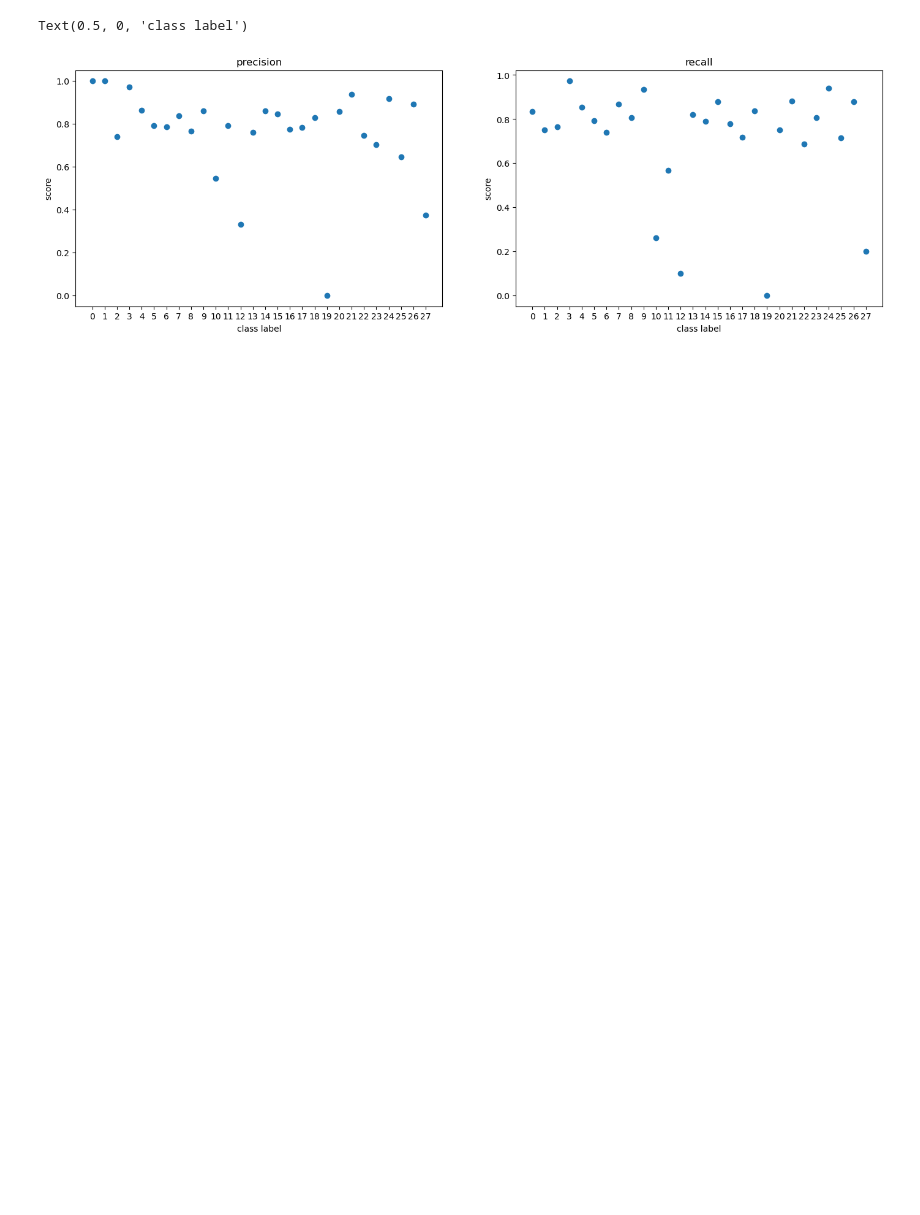
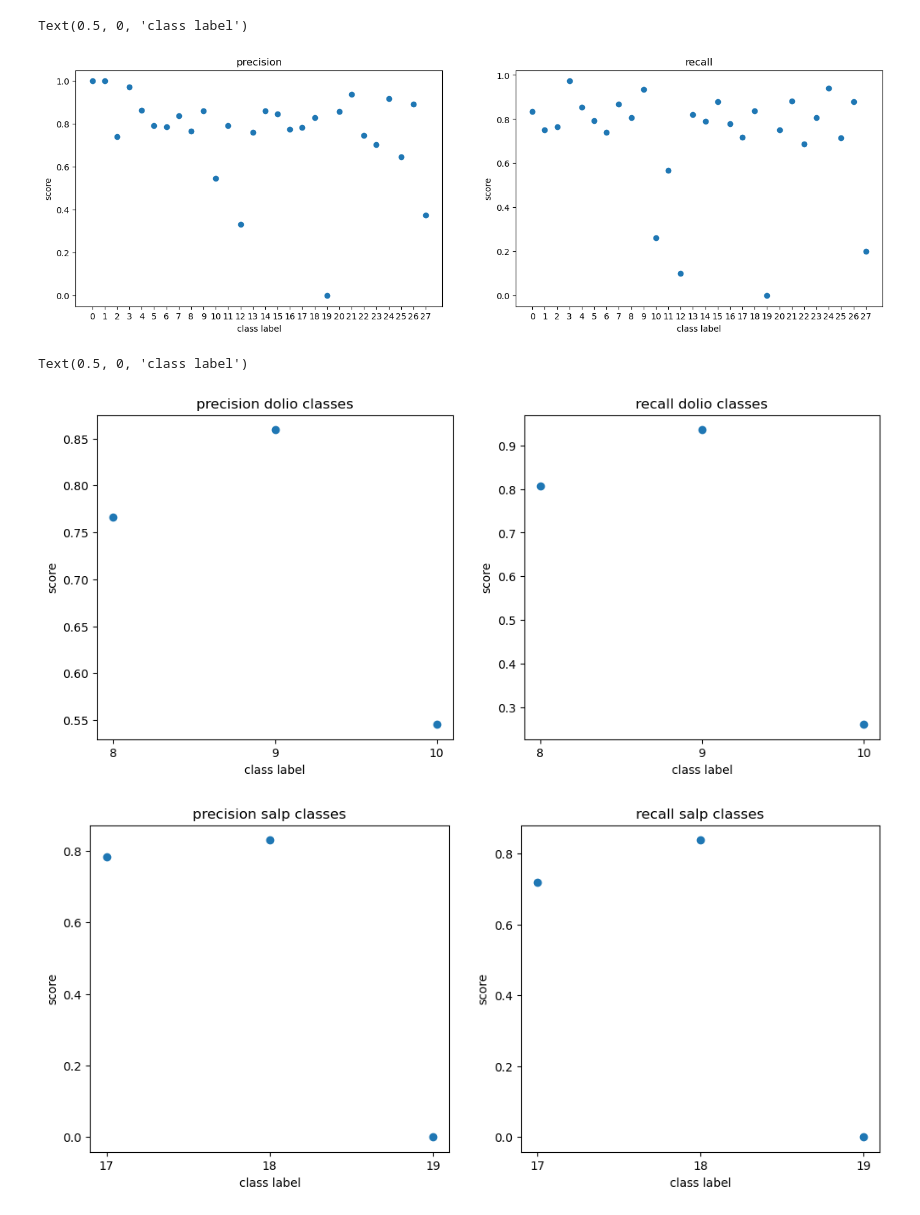
Before and after one commit to NeWeigt/ct_classifier_zoops, a Jupyter notebook: Prec_Rec_Class.ipynb, the cells around one changed output. Saved outputs shown, nothing was run; the diff lists cells and outputs as text; code cells hidden in the pictures; blank space fills up the shorter version.

```diff
--- a/Prec_Rec_Class.ipynb
+++ b/Prec_Rec_Class.ipynb
@@ -37,10 +37,44 @@ Text(0.5, 0, 'class label')
 # %%
 # # look at classes
 #     "dolio": 8,
 #     "dolnurse": 9,
 #     "dolphor": 10,
-#
+# separately
+
+plt.figure(figsize=(12,5))
+plt.subplot(1,2,1)
+plt.scatter([8,9,10],precision[[8,9,10]],label='precision')
+plt.xticks([8,9,10])
+plt.title('precision dolio classes')
+plt.ylabel('score')
+plt.xlabel('class label')
+plt.subplot(1,2,2)
+plt.scatter([8,9,10],recall[[8,9,10]],label='recall')
+plt.xticks([8,9,10])
+plt.title('recall dolio classes')
+plt.ylabel('score')
+plt.xlabel('class label')
+
+# # look at classes
 #     "salp": 17,
 #     "salpchain": 18,
 #     "salpring": 19,
 # separately
+
+plt.figure(figsize=(12,5))
+plt.subplot(1,2,1)
+plt.scatter([17,18,19],precision[[17,18,19]],label='precision')
+plt.xticks([17,18,19])
+plt.title('precision salp classes')
+plt.ylabel('score')
+plt.xlabel('class label')
+plt.subplot(1,2,2)
+plt.scatter([17,18,19],recall[[17,18,19]],label='recall')
+plt.xticks([17,18,19])
+plt.title('recall salp classes')
+plt.ylabel('score')
+plt.xlabel('class label')
+# %% [output]
+Text(0.5, 0, 'class label')
+[figure, added]
+[figure, added]
```
Also changed, not shown: 1 other file.
